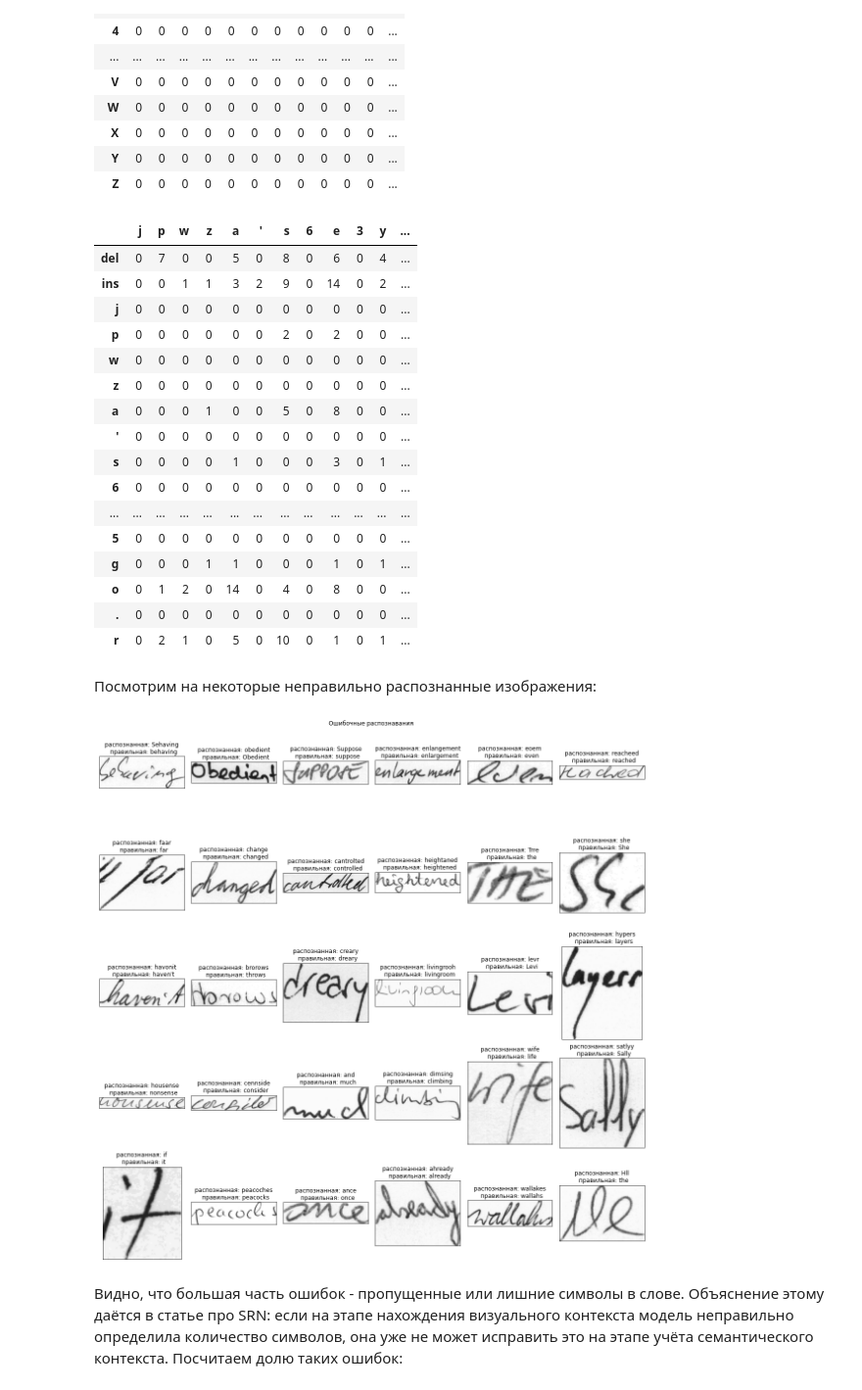
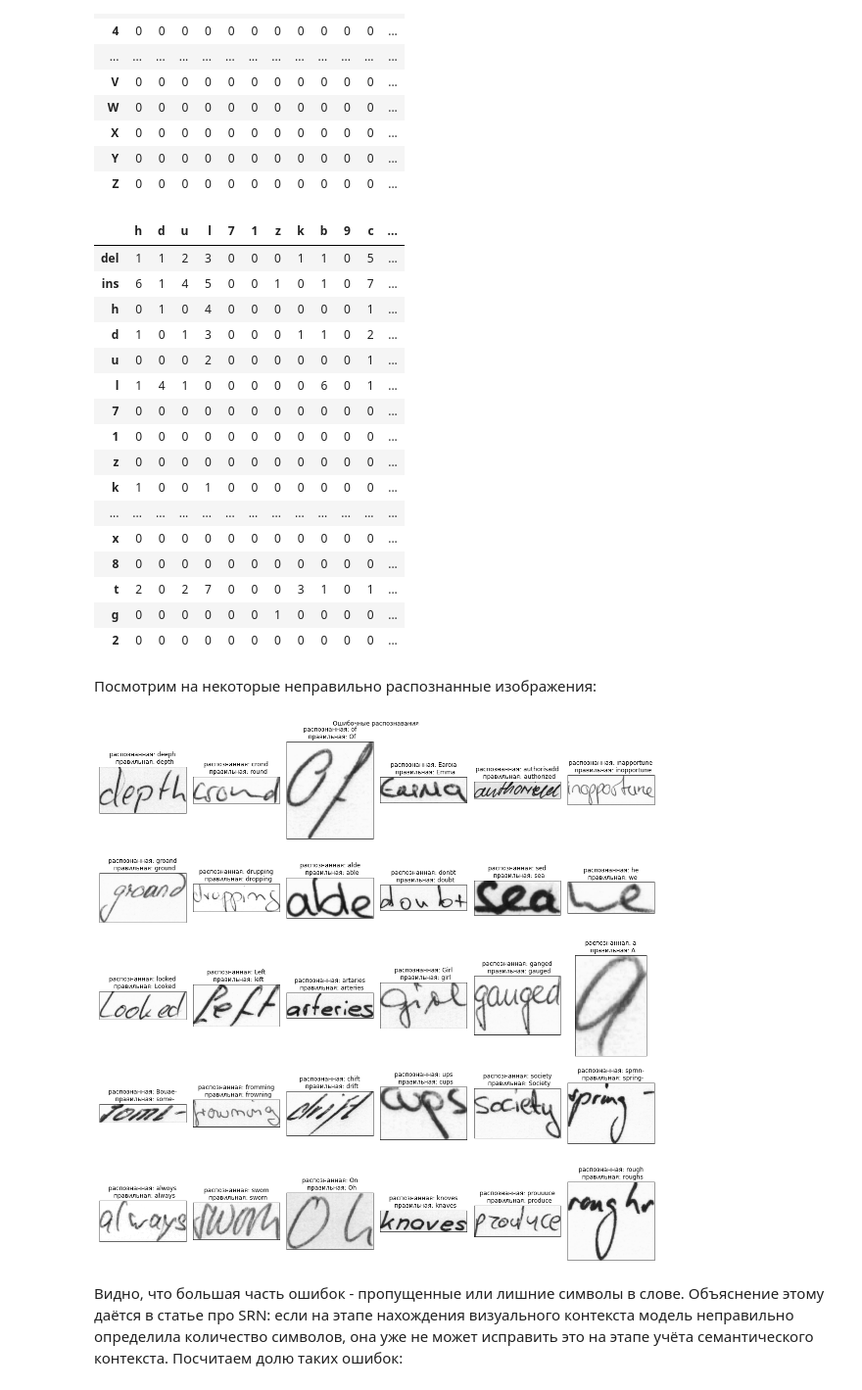
Before and after one commit to CV-NLP-Lab/PaddleOCR, a Jupyter notebook: results/IAM_test_results.ipynb, the cells around one changed output. Shown at 98% size. Drawn from its saved outputs; the diff is of its cells as text; code cells hidden in the pictures.

```diff
--- a/results/IAM_test_results.ipynb
+++ b/results/IAM_test_results.ipynb
@@ -79,7 +79,7 @@ Dictionary: '-.0123456789ABCDEFGHIJKLMNOPQRSTUVWYabcdefghijklmnopqrstuvwxyz
 # %% [markdown]
 Посмотрим теперь на некотрые изображения из обучающего датасета:
 # %%
-train_dir = '/home/astrashnov/data/rec/iam_data/train_words'
+train_dir = '/DATA/data/rec/iam_data/train_words'
 imgs = os.listdir(train_dir)
 imgs = random.choices(imgs, k=30)
 
@@ -227,7 +236,7 @@ def detailed_stat(predictions_file, target_file, long_word_min_len=10, alphabet=
 Получим предсказания обученной модели, а также правильные метки:
 # %%
 pred_file = '/home/astrashnov/PaddleOCR/output/rec/predicts_srn_original_LC_UC_Num_Pc3.txt'
-target_file = '/home/astrashnov/data/rec/iam_data/rec_test.txt'
+target_file = '/DATA/data/rec/iam_data/rec_test.txt'
 # %% [markdown]
 ##### Качество модели:
 # %%
@@ -312,43 +327,43 @@ tables['LC + UC, long words']
 # %%
 tables['MC, long words']
 # %% [output]
-|  | j | p | w | z | a | ' | s | 6 | e | 3 | y | ... |
-| del | 0 | 7 | 0 | 0 | 5 | 0 | 8 | 0 | 6 | 0 | 4 | ... |
-| ins | 0 | 0 | 1 | 1 | 3 | 2 | 9 | 0 | 14 | 0 | 2 | ... |
-| j | 0 | 0 | 0 | 0 | 0 | 0 | 0 | 0 | 0 | 0 | 0 | ... |
-| p | 0 | 0 | 0 | 0 | 0 | 0 | 2 | 0 | 2 | 0 | 0 | ... |
-| w | 0 | 0 | 0 | 0 | 0 | 0 | 0 | 0 | 0 | 0 | 0 | ... |
+|  | h | d | u | l | 7 | 1 | z | k | b | 9 | c | ... |
+| del | 1 | 1 | 2 | 3 | 0 | 0 | 0 | 1 | 1 | 0 | 5 | ... |
+| ins | 6 | 1 | 4 | 5 | 0 | 0 | 1 | 0 | 1 | 0 | 7 | ... |
+| h | 0 | 1 | 0 | 4 | 0 | 0 | 0 | 0 | 0 | 0 | 1 | ... |
+| d | 1 | 0 | 1 | 3 | 0 | 0 | 0 | 1 | 1 | 0 | 2 | ... |
+| u | 0 | 0 | 0 | 2 | 0 | 0 | 0 | 0 | 0 | 0 | 1 | ... |
+| l | 1 | 4 | 1 | 0 | 0 | 0 | 0 | 0 | 6 | 0 | 1 | ... |
+| 7 | 0 | 0 | 0 | 0 | 0 | 0 | 0 | 0 | 0 | 0 | 0 | ... |
+| 1 | 0 | 0 | 0 | 0 | 0 | 0 | 0 | 0 | 0 | 0 | 0 | ... |
 | z | 0 | 0 | 0 | 0 | 0 | 0 | 0 | 0 | 0 | 0 | 0 | ... |
-| a | 0 | 0 | 0 | 1 | 0 | 0 | 5 | 0 | 8 | 0 | 0 | ... |
-| ' | 0 | 0 | 0 | 0 | 0 | 0 | 0 | 0 | 0 | 0 | 0 | ... |
-| s | 0 | 0 | 0 | 0 | 1 | 0 | 0 | 0 | 3 | 0 | 1 | ... |
-| 6 | 0 | 0 | 0 | 0 | 0 | 0 | 0 | 0 | 0 | 0 | 0 | ... |
+| k | 1 | 0 | 0 | 1 | 0 | 0 | 0 | 0 | 0 | 0 | 0 | ... |
 | ... | ... | ... | ... | ... | ... | ... | ... | ... | ... | ... | ... | ... |
-| 5 | 0 | 0 | 0 | 0 | 0 | 0 | 0 | 0 | 0 | 0 | 0 | ... |
-| g | 0 | 0 | 0 | 1 | 1 | 0 | 0 | 0 | 1 | 0 | 1 | ... |
-| o | 0 | 1 | 2 | 0 | 14 | 0 | 4 | 0 | 8 | 0 | 0 | ... |
-| . | 0 | 0 | 0 | 0 | 0 | 0 | 0 | 0 | 0 | 0 | 0 | ... |
-| r | 0 | 2 | 1 | 0 | 5 | 0 | 10 | 0 | 1 | 0 | 1 | ... |
+| x | 0 | 0 | 0 | 0 | 0 | 0 | 0 | 0 | 0 | 0 | 0 | ... |
+| 8 | 0 | 0 | 0 | 0 | 0 | 0 | 0 | 0 | 0 | 0 | 0 | ... |
+| t | 2 | 0 | 2 | 7 | 0 | 0 | 0 | 3 | 1 | 0 | 1 | ... |
+| g | 0 | 0 | 0 | 0 | 0 | 0 | 1 | 0 | 0 | 0 | 0 | ... |
+| 2 | 0 | 0 | 0 | 0 | 0 | 0 | 0 | 0 | 0 | 0 | 0 | ... |
 # %% [markdown]
 Посмотрим на некоторые неправильно распознанные изображения:
 # %%
-test_dir = '/home/astrashnov/data/rec/iam_data/test_words'
+test_dir = '/DATA/data/rec/iam_data/test_words'
 some_mistakes = random.choices(mistakes, k = 30)
 
 plt.figure(figsize=(16, 16))
 for i, (pred, target, name) in enumerate(some_mistakes):
     image = cv2.imread(os.path.join(test_dir, name))
     image = cv2.cvtColor(image, cv2.COLOR_BGR2RGB)
     plt.subplot(5, 6, i + 1)
     plt.imshow(image)
     plt.title(f'распознанная: {pred}\n  правильная: {target}')
     plt.xticks([], [])
     plt.yticks([], [])
 plt.suptitle('Ошибочные распознавания')
 plt.tight_layout()
 plt.show()
 # %% [output]
-[figure, old version]
+[figure, new version]
 # %% [markdown]
 Видно, что большая часть ошибок - пропущенные или лишние символы в слове. Объяснение этому даётся в статье про SRN: если на этапе нахождения визуального контекста модель неправильно определила количество символов, она уже не может исправить это на этапе учёта семантического контекста. Посчитаем долю таких ошибок:
 # %%
```
Also changed, not shown: parts of 50 cells of this notebook, 6 other files.
